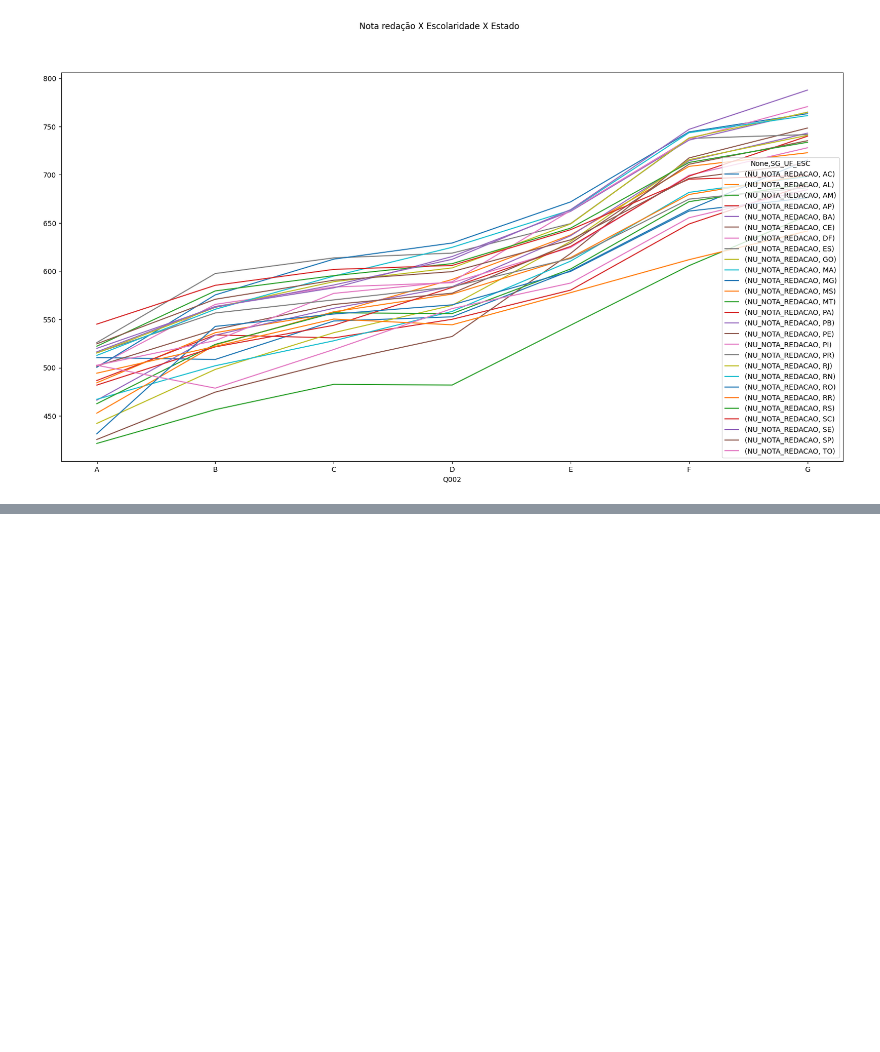
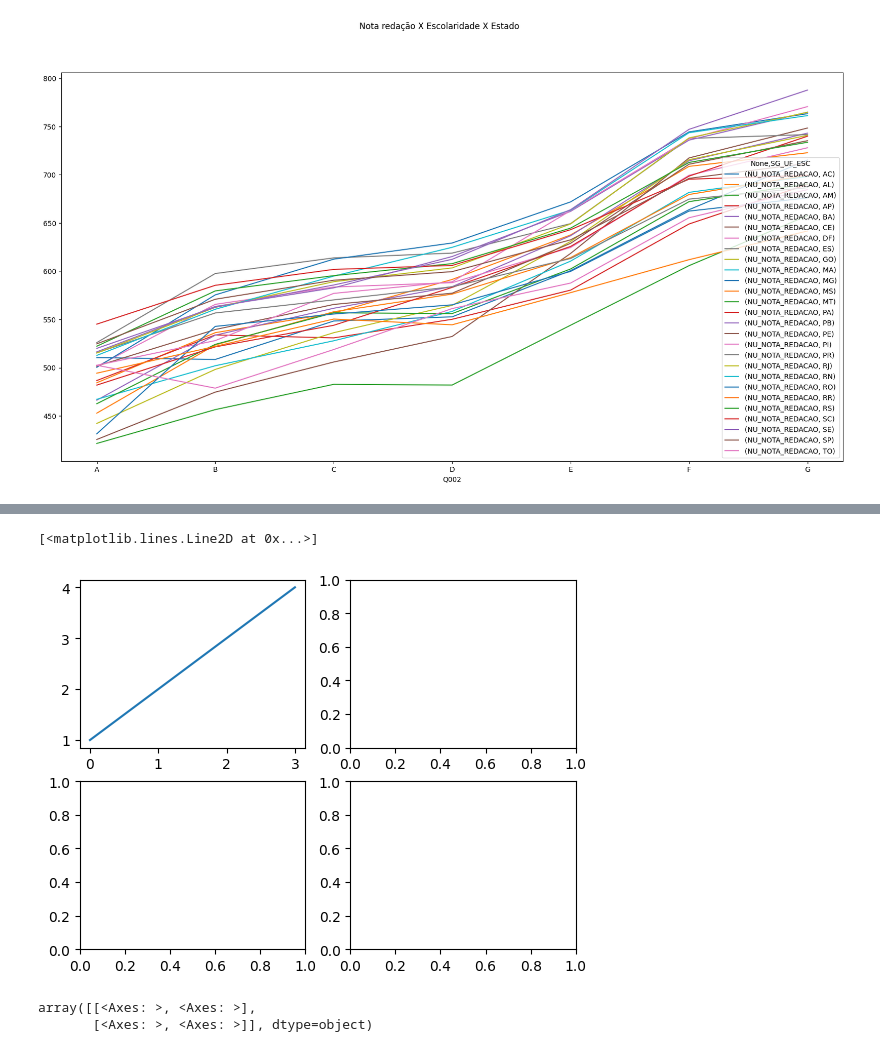
Before and after one commit to anabiax/PyAnaliseDados, a Jupyter notebook: analiseDados.ipynb, the cells around one changed output, grey strips where cells are left out. Cells and saved outputs as stored; diff of their text form; code cells hidden in the pictures; blank space fills up the shorter version.

```diff
--- a/analiseDados.ipynb
+++ b/analiseDados.ipynb
@@ -272,0 +571,20 @@ microdadosENEMSelecionado.filter(items=['SG_UF_ESC', 'Q002', 'NU_NOTA_REDACAO'])
+# %%
+x = [1, 2, 3, 4]
+
+fig1, f1_axes = plt.subplots(ncols=2, nrows=2)
+
+# 4 axes
+# retorna um ponteiro - apontador pra figura1 e um apontador p/ axes
+
+# p/ acessar cada subplot
+f1_axes[0, 0].plot(x)  # 1ª caixinha
+# 00 01
+# 10 11
+# %% [output]
+[<matplotlib.lines.Line2D at 0x...>]
+[figure, added]
+# %%
+f1_axes
+# %% [output]
+array([[<Axes: >, <Axes: >],
+       [<Axes: >, <Axes: >]], dtype=object)
```
Also changed, not shown: parts of 52 cells of this notebook.
